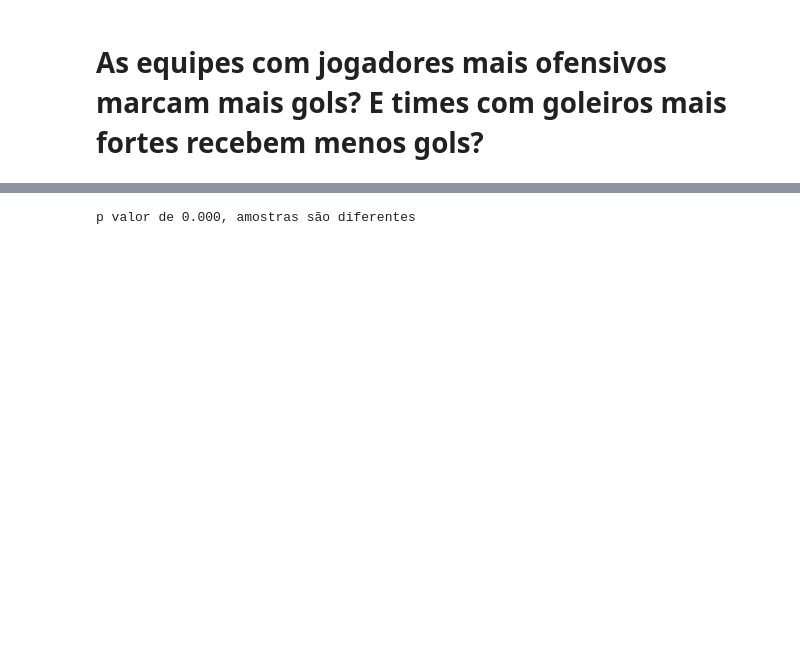
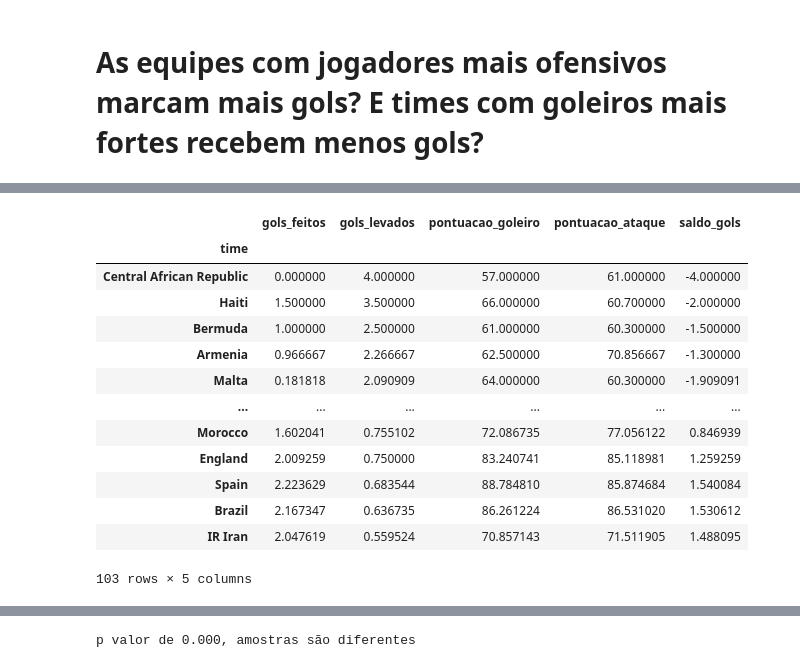
Before and after one commit to FelipeFLopes/fifa_matches_analysis, a Jupyter notebook: analise.ipynb, the cells around one changed output, grey strips where cells are left out. Saved outputs shown, nothing was run; the diff lists cells and outputs as text; code cells hidden in the pictures; blank space fills up the shorter version.

```diff
--- a/analise.ipynb
+++ b/analise.ipynb
@@ -433,3 +431,20 @@ display(times_por_gols_levados)
+# %%
+times_por_gols_levados
+# %% [output]
+|  | gols_feitos | gols_levados | pontuacao_goleiro | pontuacao_ataque | saldo_gols |
+| time |  |  |  |  |  |
+| Central African Republic | 0.000000 | 4.000000 | 57.000000 | 61.000000 | -4.000000 |
+| Haiti | 1.500000 | 3.500000 | 66.000000 | 60.700000 | -2.000000 |
+| Bermuda | 1.000000 | 2.500000 | 61.000000 | 60.300000 | -1.500000 |
+| Armenia | 0.966667 | 2.266667 | 62.500000 | 70.856667 | -1.300000 |
+| Malta | 0.181818 | 2.090909 | 64.000000 | 60.300000 | -1.909091 |
+| ... | ... | ... | ... | ... | ... |
+| Morocco | 1.602041 | 0.755102 | 72.086735 | 77.056122 | 0.846939 |
+| England | 2.009259 | 0.750000 | 83.240741 | 85.118981 | 1.259259 |
+| Spain | 2.223629 | 0.683544 | 88.784810 | 85.874684 | 1.540084 |
+| Brazil | 2.167347 | 0.636735 | 86.261224 | 86.531020 | 1.530612 |
+| IR Iran | 2.047619 | 0.559524 | 70.857143 | 71.511905 | 1.488095 |
+103 rows × 5 columns
 # %%
 n_mais_relavantes = 20
 
```
Also changed, not shown: parts of 21 cells of this notebook.
